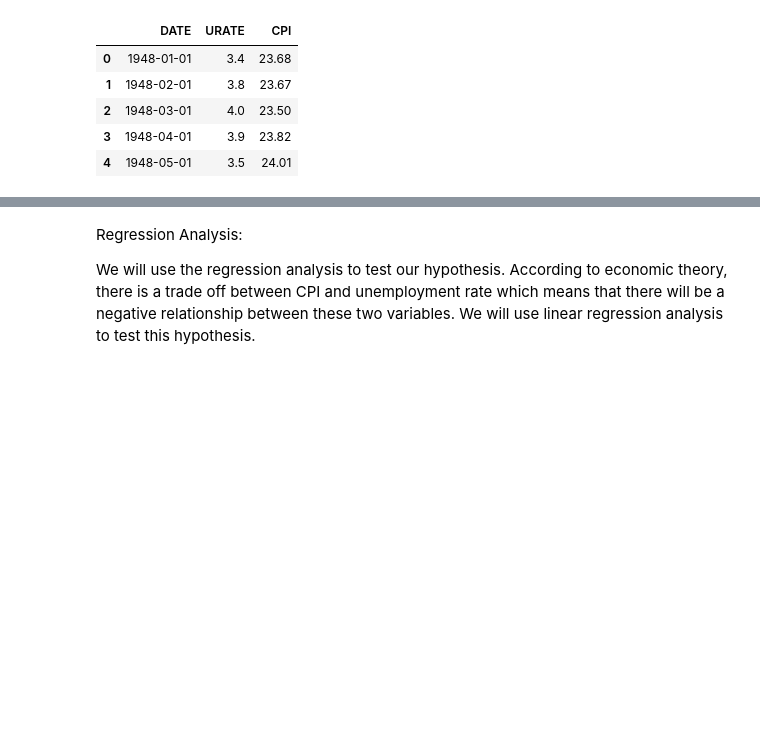
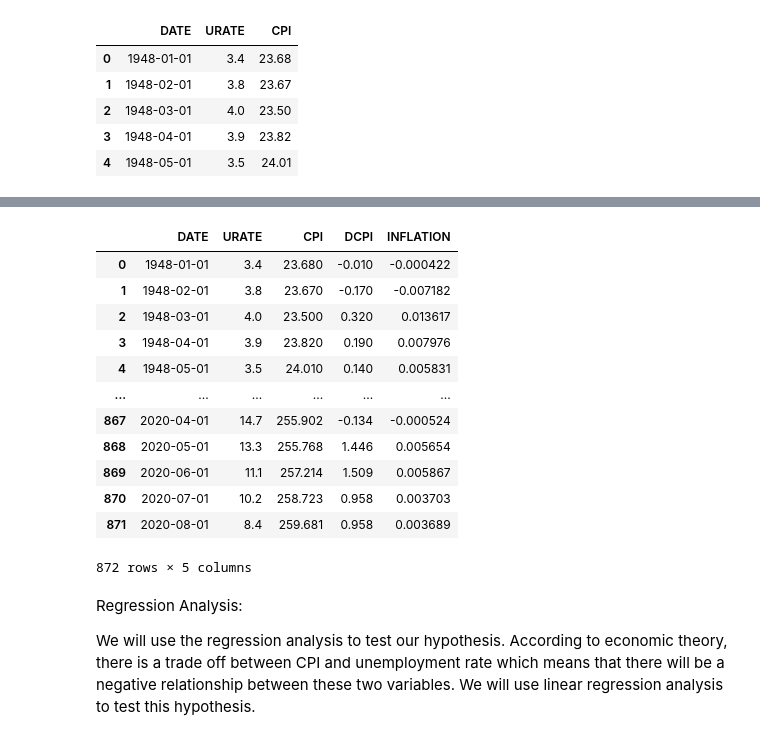
Before and after one commit to xiaoww3/Final-Project, a Jupyter notebook: project.ipynb, the cells around one changed output, grey strips where cells are left out. Drawn from its saved outputs; the diff is of its cells as text; code cells hidden in the pictures; blank space fills up the shorter version.

```diff
--- a/project.ipynb
+++ b/project.ipynb
@@ -130,3 +169,19 @@ data_merge.head()
+# %%
+data_merge.fillna(0)
+# %% [output]
+|  | DATE | URATE | CPI | DCPI | INFLATION |
+| 0 | 1948-01-01 | 3.4 | 23.680 | -0.010 | -0.000422 |
+| 1 | 1948-02-01 | 3.8 | 23.670 | -0.170 | -0.007182 |
+| 2 | 1948-03-01 | 4.0 | 23.500 | 0.320 | 0.013617 |
+| 3 | 1948-04-01 | 3.9 | 23.820 | 0.190 | 0.007976 |
+| 4 | 1948-05-01 | 3.5 | 24.010 | 0.140 | 0.005831 |
+| ... | ... | ... | ... | ... | ... |
+| 867 | 2020-04-01 | 14.7 | 255.902 | -0.134 | -0.000524 |
+| 868 | 2020-05-01 | 13.3 | 255.768 | 1.446 | 0.005654 |
+| 869 | 2020-06-01 | 11.1 | 257.214 | 1.509 | 0.005867 |
+| 870 | 2020-07-01 | 10.2 | 258.723 | 0.958 | 0.003703 |
+| 871 | 2020-08-01 | 8.4 | 259.681 | 0.958 | 0.003689 |
+872 rows × 5 columns
 # %% [markdown]
 Regression Analysis:
 
```
Also changed, not shown: parts of 5 cells of this notebook.
